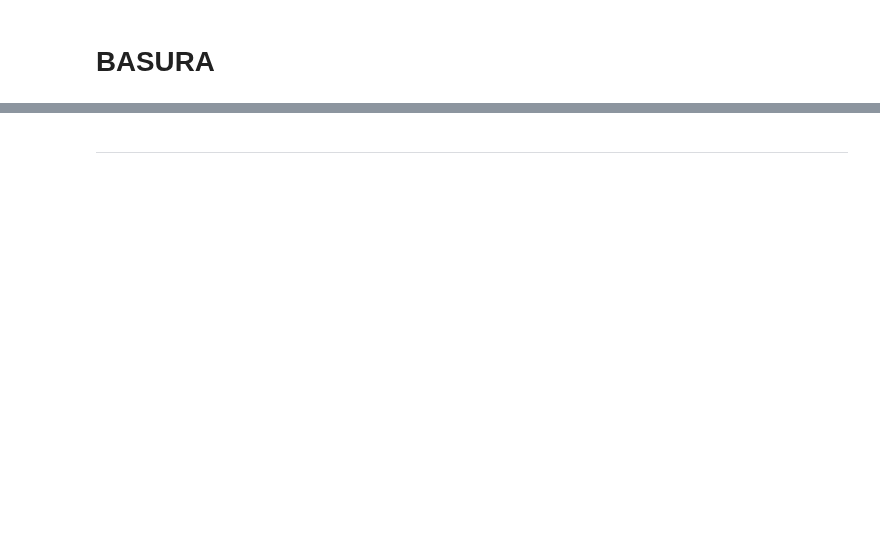
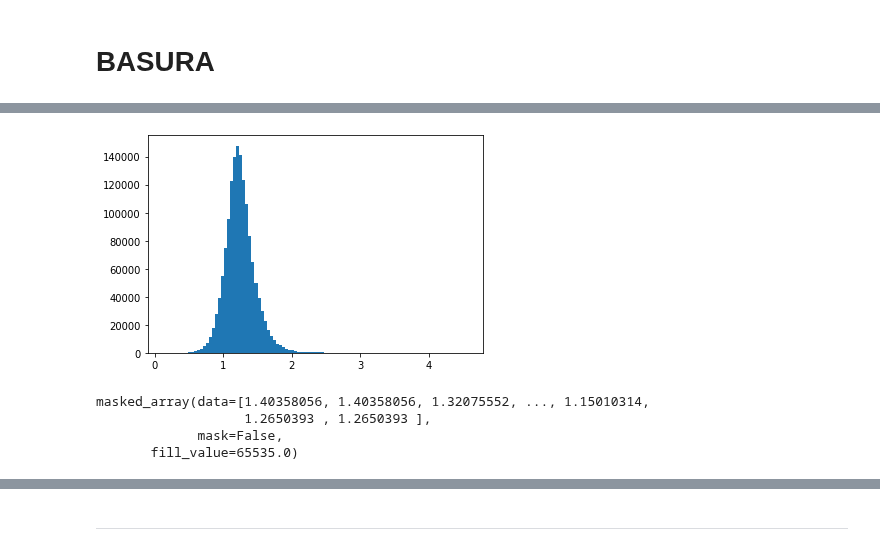
Before and after one commit to VicenteYago/OPTRAM, a Jupyter notebook: OPTRAM.ipynb, the cells around one changed output, grey strips where cells are left out. Saved outputs shown, nothing was run; the diff lists cells and outputs as text; code cells hidden in the pictures; blank space fills up the shorter version.

```diff
--- a/OPTRAM.ipynb
+++ b/OPTRAM.ipynb
@@ -436,0 +604,19 @@ boa.read(8, masked = True)
+# %%
+#STR
+BASE_DIR = './sen2r/out/'
+BASE_DIR_BOA = './sen2r/out/BOA_2/'
+boa_fp = "./sen2r/out/BOA_2/S2A2A_20190415_041_Walnut-Gulch_BOA_10.tif"
+raster_date = S2_getDate(boa_fp)
+#scl_fp = S2_getSCL(BASE_DIR, raster_date)
+
+boa  = rs.open(boa_fp)
+scl  = rs.open(scl_fp)
+r    = boa.read(3, masked = True)
+nir  = boa.read(8, masked = True)
+swir = boa.read(11, masked = True)
+swir = swir / 10000 #  #SWIR2 band 12 http://sen2r.ranghetti.info/articles/outstructure.html
+#ndvi = (nir - r)/(nir + r)
+STR  = ((1-swir)**2)/(2*swir)
+scl  = scl.read(1, masked = True)
+print(boa.meta)
+STR
@@ -436,0 +642,15 @@ boa.read(8, masked = True)
+# %%
+STR  = np.ndarray.flatten(STR)
+STR  = np.delete(STR, STR.mask)
+
+plt.hist(STR, bins = 100)
+plt.show()
+# %% [output]
+[figure, added]
+# %%
+STR
+# %% [output]
+masked_array(data=[1.40358056, 1.40358056, 1.32075552, ..., 1.15010314,
+                   1.2650393 , 1.2650393 ],
+             mask=False,
+       fill_value=65535.0)
```
Also changed, not shown: parts of 17 cells of this notebook.
